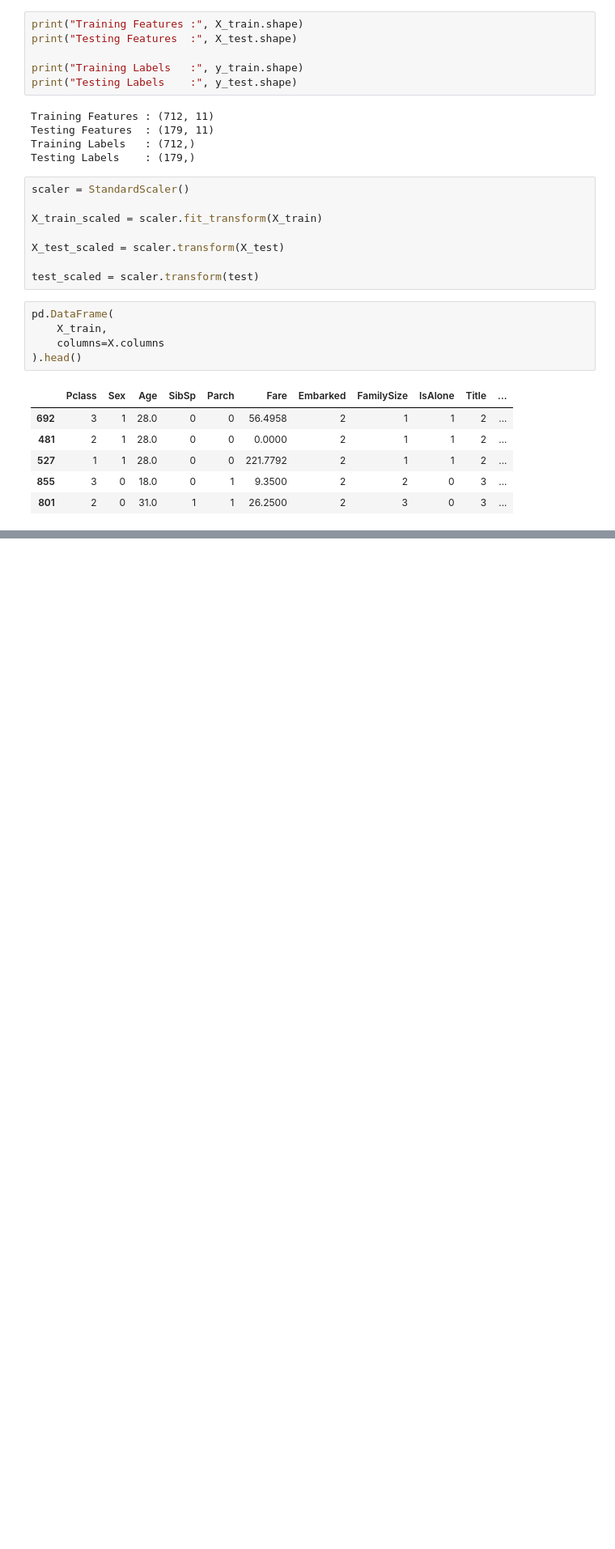
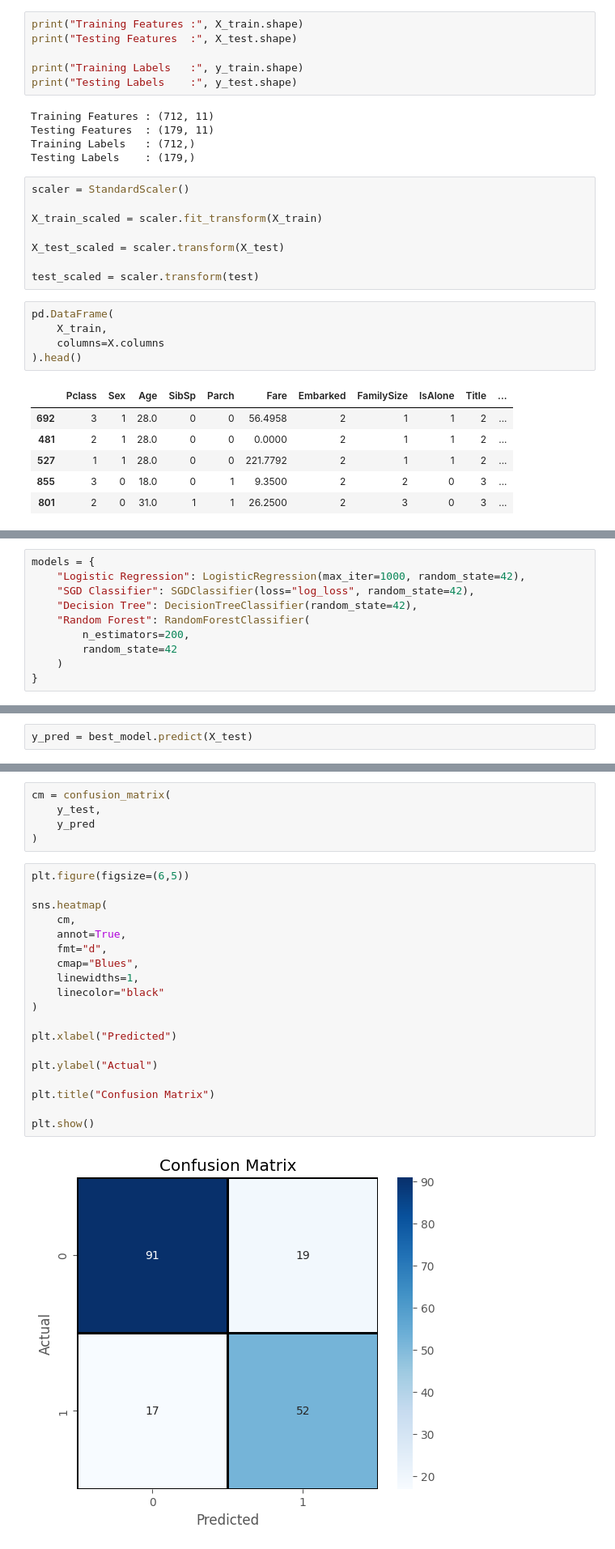
Before and after one commit to bhushan-ssh/Titanic_Survival_Prediction, a Jupyter notebook: Titanic_Survival_Prediction.ipynb, the cells around one changed output, grey strips where cells are left out. Shown at 81% size. Saved outputs shown, nothing was run; the diff lists cells and outputs as text; blank space fills up the shorter version.

```diff
--- a/Titanic_Survival_Prediction.ipynb
+++ b/Titanic_Survival_Prediction.ipynb
@@ -475,0 +480,10 @@ pd.DataFrame(
+# %%
+models = {
+    "Logistic Regression": LogisticRegression(max_iter=1000, random_state=42),
+    "SGD Classifier": SGDClassifier(loss="log_loss", random_state=42),
+    "Decision Tree": DecisionTreeClassifier(random_state=42),
+    "Random Forest": RandomForestClassifier(
+        n_estimators=200,
+        random_state=42
+    )
+}
@@ -475,0 +577,2 @@ pd.DataFrame(
+# %%
+y_pred = best_model.predict(X_test)
@@ -475,0 +597,26 @@ pd.DataFrame(
+# %%
+cm = confusion_matrix(
+    y_test,
+    y_pred
+)
+# %%
+plt.figure(figsize=(6,5))
+
+sns.heatmap(
+    cm,
+    annot=True,
+    fmt="d",
+    cmap="Blues",
+    linewidths=1,
+    linecolor="black"
+)
+
+plt.xlabel("Predicted")
+
+plt.ylabel("Actual")
+
+plt.title("Confusion Matrix")
+
+plt.show()
+# %% [output]
+[figure, added]
```
Also changed, not shown: parts of 26 cells of this notebook.
